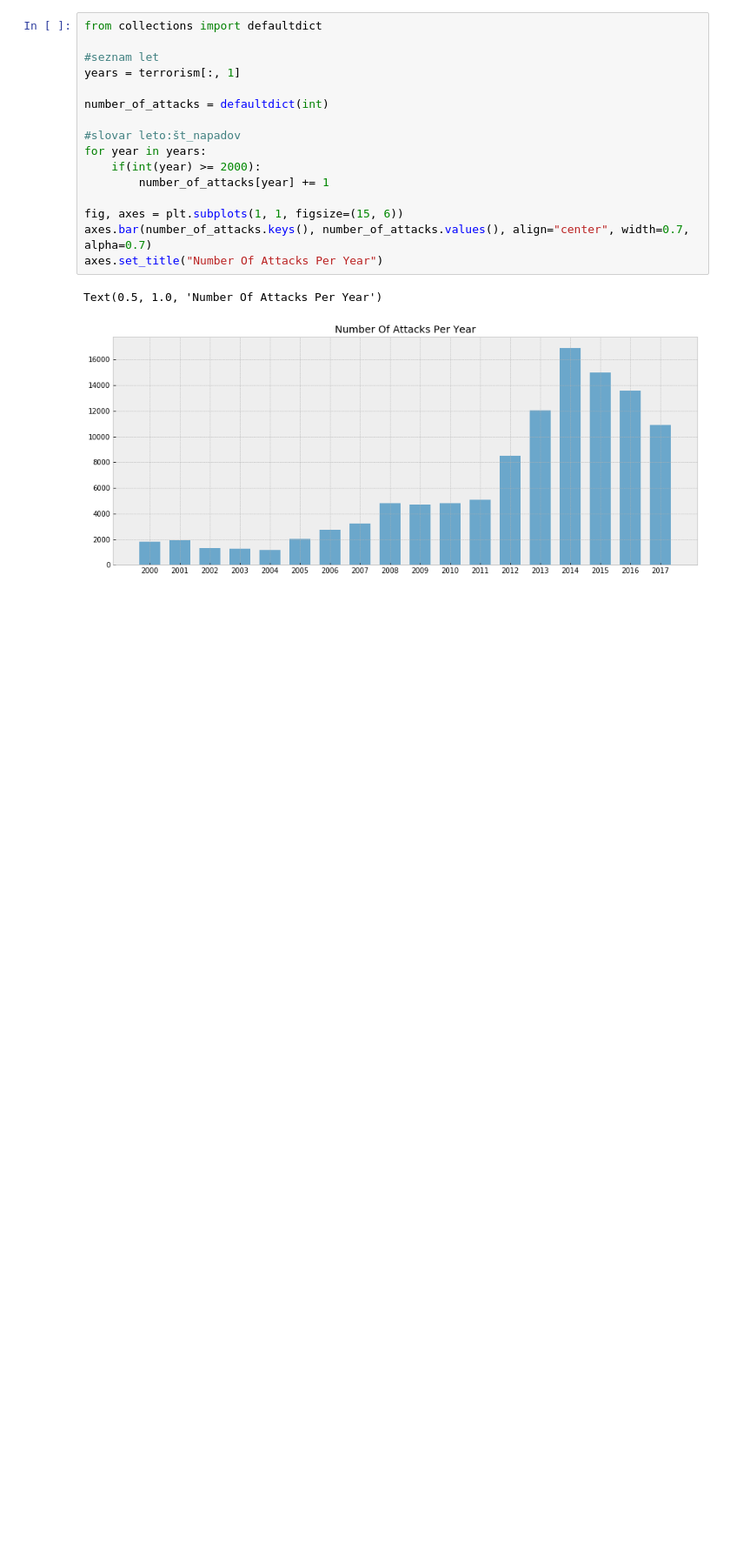
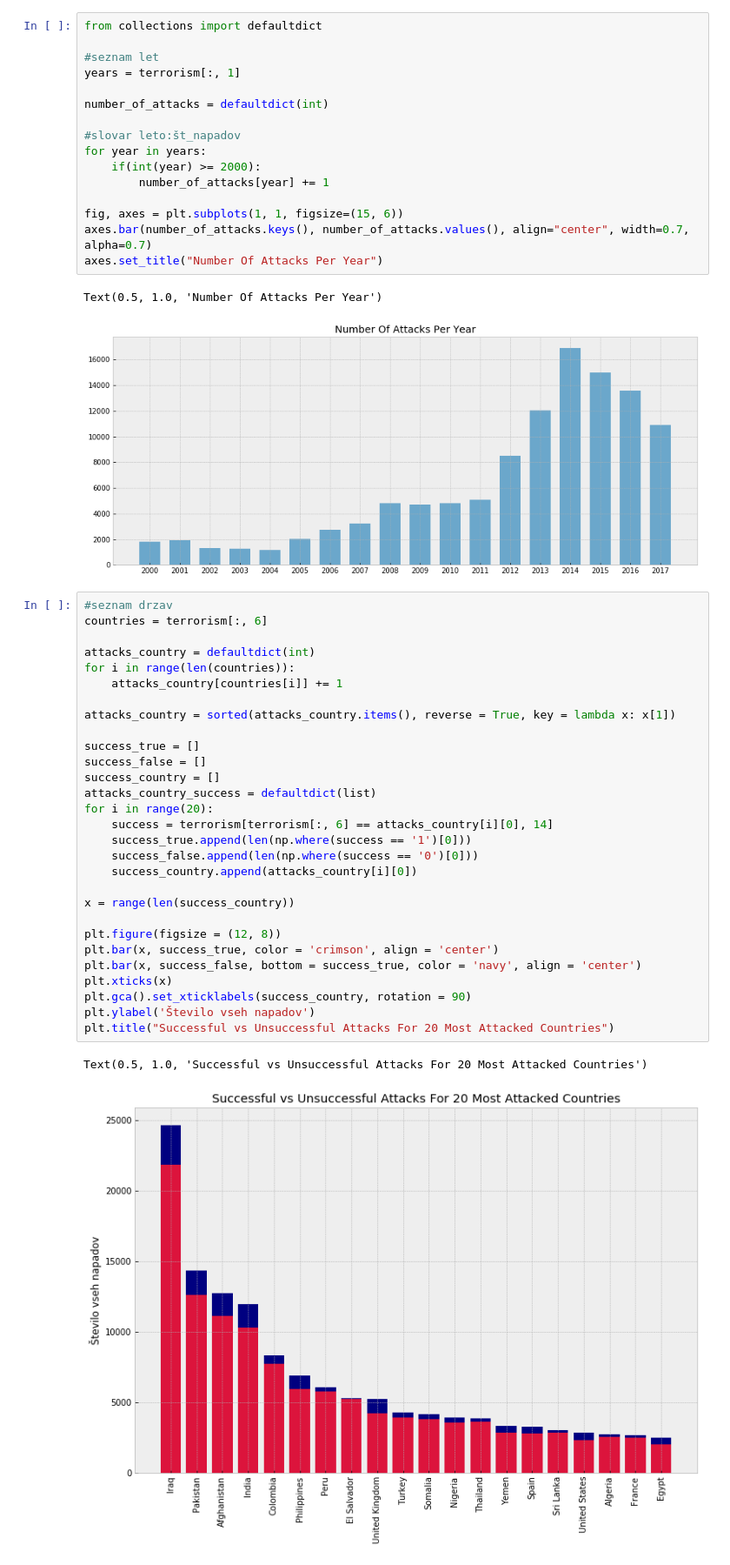
Before and after one commit to Andre711/PR19TANM, a Jupyter notebook: PR_Projekt/Projekt.ipynb, the cells around one changed output. Shown: that part at 87% size. Saved outputs shown, nothing was run; the diff lists cells and outputs as text; blank space fills up the shorter version.

```diff
--- a/PR_Projekt/Projekt.ipynb
+++ b/PR_Projekt/Projekt.ipynb
@@ -44,3 +44,35 @@ axes.set_title("Number Of Attacks Per Year")
 # %% [output]
 Text(0.5, 1.0, 'Number Of Attacks Per Year')
 [figure]
+# %%
+#seznam drzav
+countries = terrorism[:, 6]
+
+attacks_country = defaultdict(int)
+for i in range(len(countries)):
+    attacks_country[countries[i]] += 1
+
+attacks_country = sorted(attacks_country.items(), reverse = True, key = lambda x: x[1])
+
+success_true = []
+success_false = []
+success_country = []
+attacks_country_success = defaultdict(list)
+for i in range(20):
+    success = terrorism[terrorism[:, 6] == attacks_country[i][0], 14]
+    success_true.append(len(np.where(success == '1')[0]))
+    success_false.append(len(np.where(success == '0')[0]))
+    success_country.append(attacks_country[i][0])
+
+x = range(len(success_country))
+
+plt.figure(figsize = (12, 8))
+plt.bar(x, success_true, color = 'crimson', align = 'center')
+plt.bar(x, success_false, bottom = success_true, color = 'navy', align = 'center')
+plt.xticks(x)
+plt.gca().set_xticklabels(success_country, rotation = 90)
+plt.ylabel('Število vseh napadov')
+plt.title("Successful vs Unsuccessful Attacks For 20 Most Attacked Countries")
+# %% [output]
+Text(0.5, 1.0, 'Successful vs Unsuccessful Attacks For 20 Most Attacked Countries')
+[figure, added]
```
